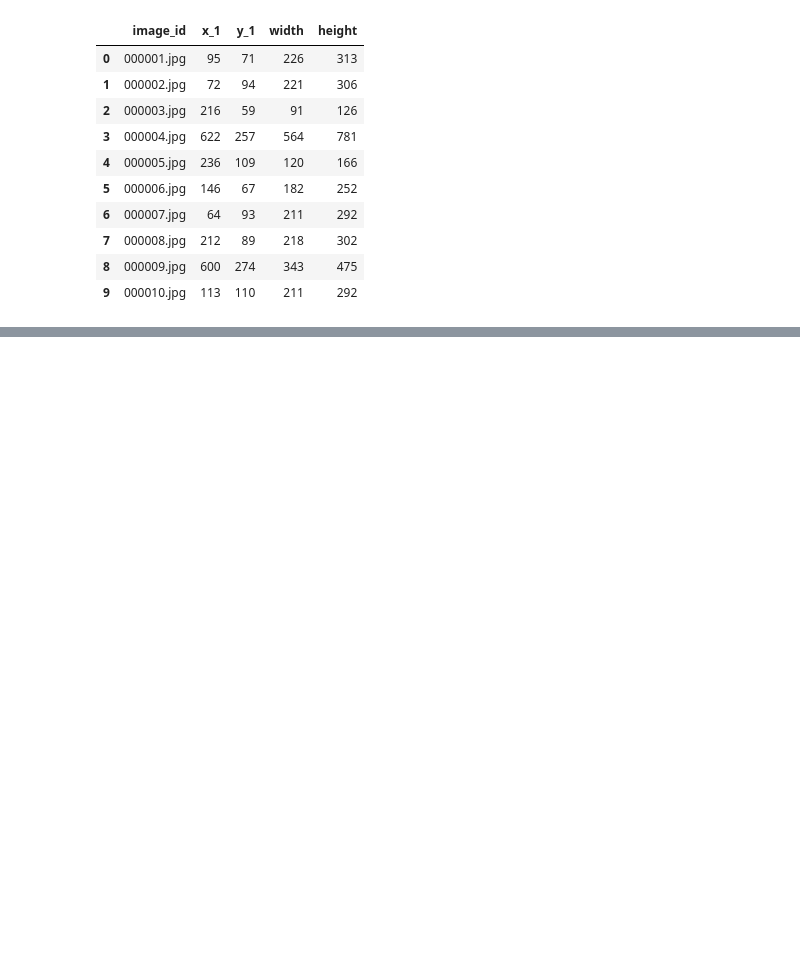
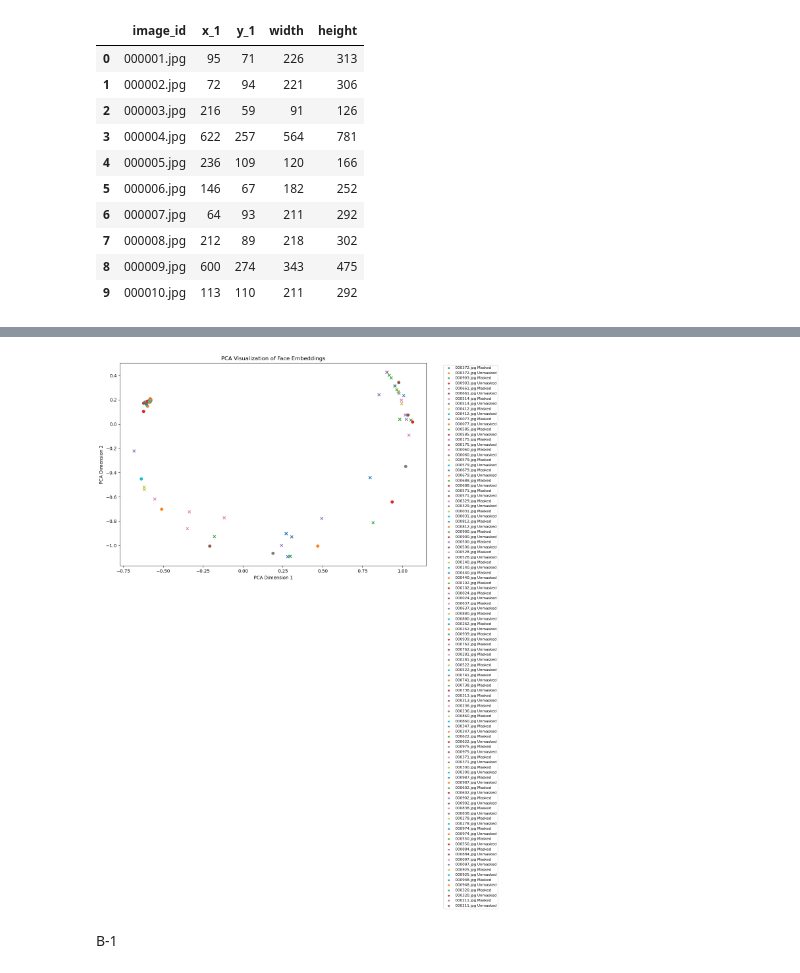
Before and after one commit to andrewtyv/IAU, a Jupyter notebook: assesment.ipynb, the cells around one changed output, grey strips where cells are left out. Saved outputs shown, nothing was run; the diff lists cells and outputs as text; code cells hidden in the pictures; blank space fills up the shorter version.

```diff
--- a/assesment.ipynb
+++ b/assesment.ipynb
@@ -211,0 +285,10 @@ Epoch [10/10], Loss: 0.0152
+# %%
+visualize_embeddings(
+    model=model,
+    dataloader=test_loader,
+    title="PCA Visualization of Face Embeddings",
+    n_ids=50)
+# %% [output]
+[figure, added]
+# %% [markdown]
+B-1
```
Also changed, not shown: parts of 6 cells of this notebook.
